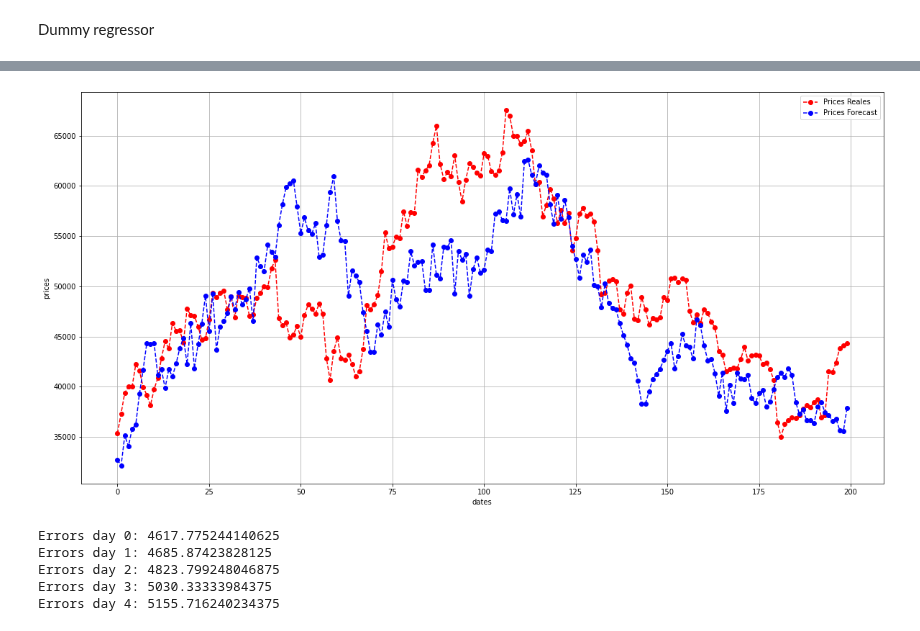
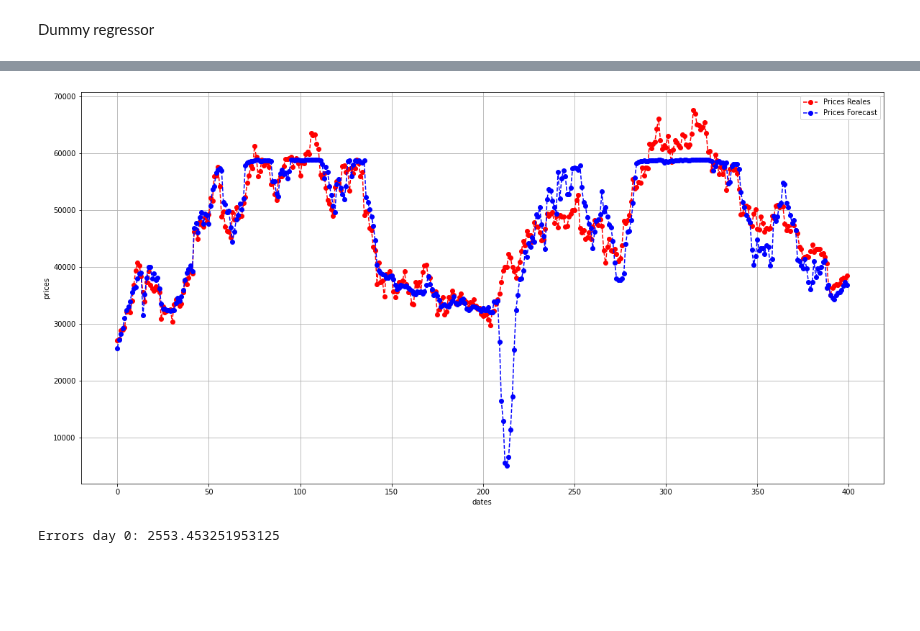
Before and after one commit to aldofranco91/Trading, a Jupyter notebook: Conv_Regression_ResNet_Jaime.ipynb, the cells around one changed output, grey strips where cells are left out. Saved outputs shown, nothing was run; the diff lists cells and outputs as text; code cells hidden in the pictures; blank space fills up the shorter version.

```diff
--- a/Conv_Regression_ResNet_Jaime.ipynb
+++ b/Conv_Regression_ResNet_Jaime.ipynb
@@ -85,15 +81,15 @@ warnings.filterwarnings('ignore')
 # %% [markdown]
 # Get data
 # %%
-folder = '/content/drive/MyDrive/Trading/5_days_v2/'
-past_t = 14
-forecast_t = 5
+folder = '/content/drive/MyDrive/Trading/7_days_v3/'
+past_t = 7
+forecast_t = 1
 # %%
 import yfinance as yf
 import datetime as dt
 
 start = dt.datetime(2018,2,1)
-end = dt.datetime(2021,1,31)
+end = dt.datetime(2022,1,31)
 
 df = yf.download('BTC-USD', start, end).drop('Adj Close', axis=1)
 df
@@ -253,5 +242,7 @@ Example of day -->
 # %%
 #X_train, X_test, y_train, y_test = train_test_split(X, y, test_size=0.2, random_state=9)
+# Pred just day 5
+#y = y[:,4]
 
 test_size = 200
 train_size = len(X) - test_size
@@ -260,8 +251,8 @@ y_train = y[0:train_size]
 X_test_og = X[train_size:len(X)]
 y_test = y[train_size:len(X)]
 
-#scaler = MinMaxScaler(feature_range=(-1,1)) #Try this
-scaler = StandardScaler()
+scaler = MinMaxScaler(feature_range=(-1,1)) #Try this
+#scaler = StandardScaler()
 X_train = scaler.fit_transform(X_train.reshape(-1, X_train.shape[-1])).reshape(X_train.shape)
 X_test = scaler.transform(X_test_og.reshape(-1, X_test_og.shape[-1])).reshape(X_test_og.shape)
 X_new = scaler.transform(X.reshape(-1, X.shape[-1])).reshape(X.shape)
@@ -506,12 +497,8 @@ Clipping input data to the valid range for imshow with RGB data ([0..1] for floa
 # %% [markdown]
 Dummy regressor
 # %%
-from sklearn.dummy import DummyRegressor
 from sklearn.metrics import mean_absolute_error
-
-dummy_regr = DummyRegressor(strategy="mean")
-dummy_regr.fit(X_train, y_train[:,0])
-y_dummy = dummy_regr.predict(X_test)
-#y_dummy = X_test_og[:,-1, 3] #The price in 5 days is the same as today
-mean_absolute_error(y_test[:,4], y_dummy)
+day_pred = 0
+y_dummy = X_test_og[:,-1, 3] #The price in 5 days is the same as today
+print(mean_absolute_error(y_test[:,day_pred], y_dummy))
 # %% [output]
@@ -525,18 +512,16 @@ y_pred_redes = best_model.predict(X_new, verbose=1)
 # %%
-c = 200
-day_pred = 4
-
+last_steps = 400
 fig=plt.figure(figsize=(20, 10))
-plt.plot(y_test[:, day_pred], '--bo', label = 'Prices Reales', color = "r")
-plt.plot(y_pred_test[:, day_pred], '--bo', label = 'Prices Forecast', color = "b")
+plt.plot(y[-last_steps:, day_pred], '--bo', label = 'Prices Reales', color = "r")
+plt.plot(y_pred_redes[-last_steps:, day_pred], '--bo', label = 'Prices Forecast', color = "b")
 plt.xlabel('dates')
 plt.ylabel('prices')
 plt.legend()
 plt.grid(True)
 plt.savefig('imagen.png', dpi = 200)
 plt.show()
 # %% [output]
-[figure, old version]
+[figure, new version]
 # %%
 y_test_original = y_test
 y_pred_test = y_pred_test
@@ -547,11 +532,7 @@ y_pred_full = y_pred_redes
 for i in range(0,len(y_test[0])):
   print('Errors day ' + str(i) + ': ' + str(mean_absolute_error(y_test[:,i], y_pred_test[:,i])))
 # %% [output]
-Errors day 0: 4617.775244140625
-Errors day 1: 4685.87423828125
-Errors day 2: 4823.799248046875
-Errors day 3: 5030.33333984375
-Errors day 4: 5155.716240234375
+Errors day 0: 2553.453251953125
 # %%
 errores_test = np.empty([len(y_test)])
 for i in range(0,len(y_test)):
```
Also changed, not shown: parts of 24 cells of this notebook.
